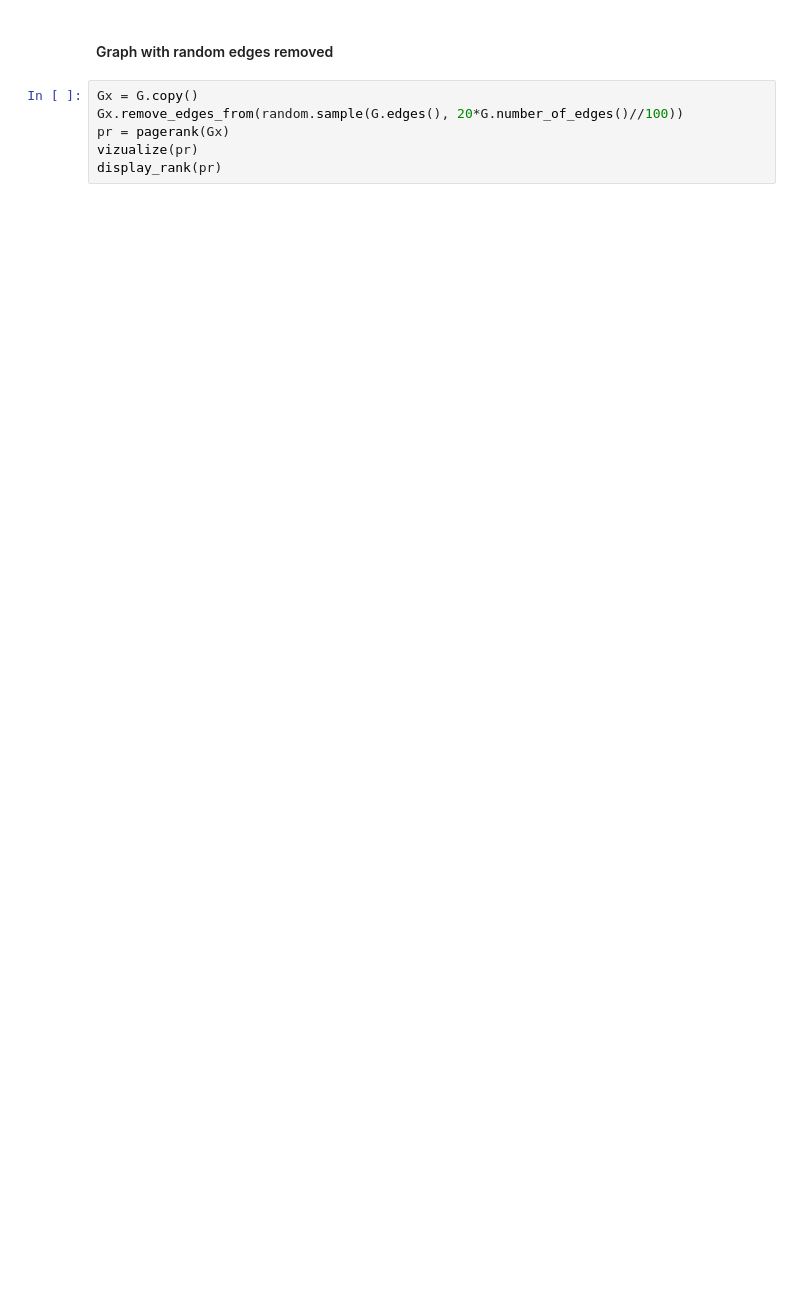
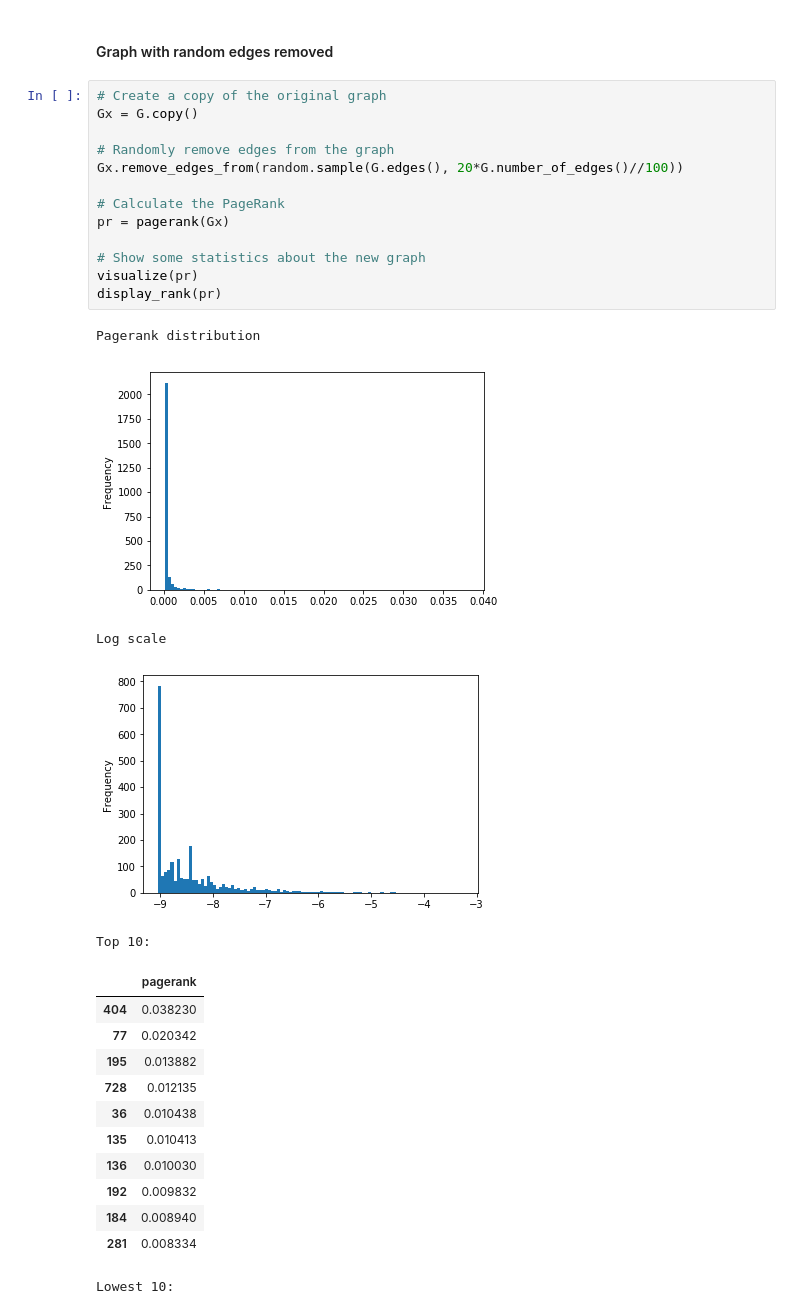
Before and after one commit to rvolosatovs/2iid0, a Jupyter notebook: fourth/Fourth.ipynb, the cells around one changed output. Saved outputs shown, nothing was run; the diff lists cells and outputs as text; blank space fills up the shorter version.

```diff
--- a/fourth/Fourth.ipynb
+++ b/fourth/Fourth.ipynb
@@ -56,8 +81,33 @@ display_rank(base)
 # %% [markdown]
 #### Graph with random edges removed
 # %%
+# Create a copy of the original graph
 Gx = G.copy()
+
+# Randomly remove edges from the graph
 Gx.remove_edges_from(random.sample(G.edges(), 20*G.number_of_edges()//100))
+
+# Calculate the PageRank
 pr = pagerank(Gx)
-vizualize(pr)
+
+# Show some statistics about the new graph
+visualize(pr)
 display_rank(pr)
+# %% [output]
+Pagerank distribution
+[figure, added]
+Log scale
+[figure, added]
+Top 10:
+|  | pagerank |
+| 404 | 0.038230 |
+| 77 | 0.020342 |
+| 195 | 0.013882 |
+| 728 | 0.012135 |
+| 36 | 0.010438 |
+| 135 | 0.010413 |
+| 136 | 0.010030 |
+| 192 | 0.009832 |
+| 184 | 0.008940 |
+| 281 | 0.008334 |
+Lowest 10:
```
Also changed, not shown: parts of 9 cells of this notebook.
